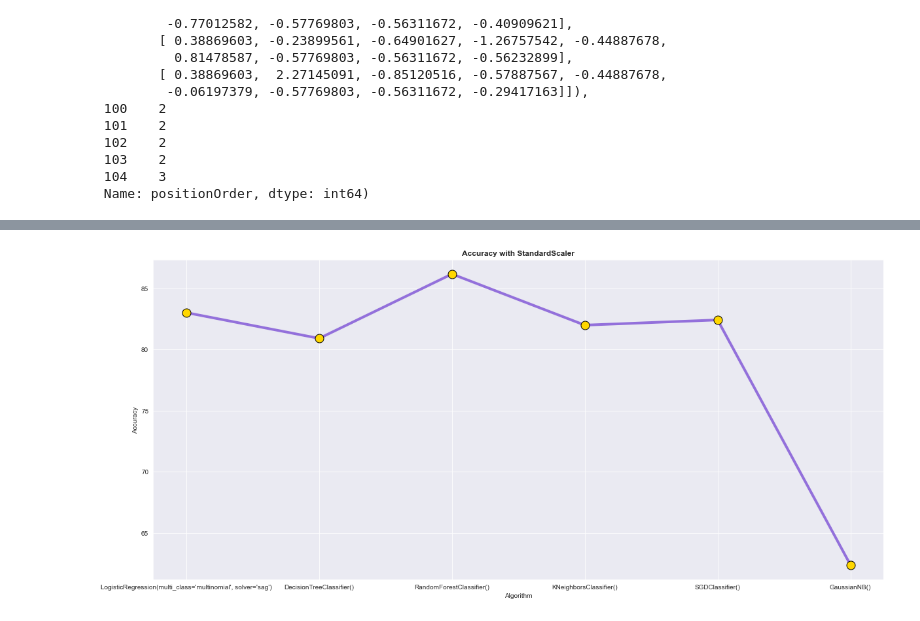
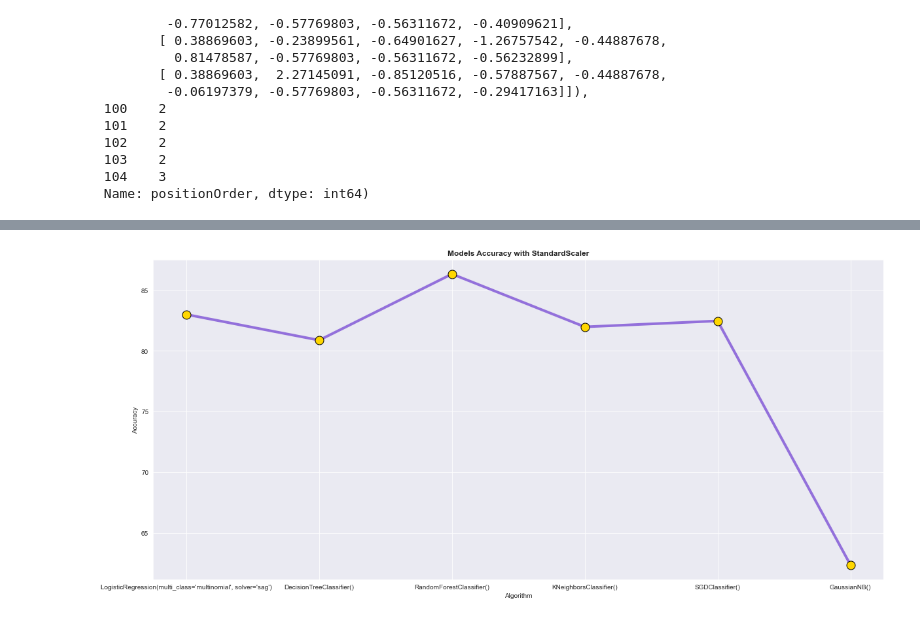
Before and after one commit to AaronLearnsCode94/Group-A-Project-2, a Jupyter notebook: Predictions.ipynb, the cells around one changed output, grey strips where cells are left out. Cells and saved outputs as stored; diff of their text form; code cells hidden in the pictures.

```diff
--- a/Predictions.ipynb
+++ b/Predictions.ipynb
@@ -348,12 +348,12 @@ SGDClassifier() : 82.40377062058131
 GaussianNB() : 62.38805970149254
 # %%
 plt.figure(figsize=(20, 9))
-plt.title("Accuracy with StandardScaler", fontweight='bold')
+plt.title("Models Accuracy with StandardScaler", fontweight='bold')
 plt.xlabel("Algorithm")
 plt.ylabel("Accuracy")
 plt.plot(dic.keys(),dic.values(),marker='o',color='mediumpurple',linewidth=4,markersize=13,
          markerfacecolor='gold',markeredgecolor='black')
 plt.show()
 # %% [output]
-[figure, old version]
+[figure, new version]
 # %%
```
Also changed, not shown: parts of 8 cells of this notebook, 1 other file.
